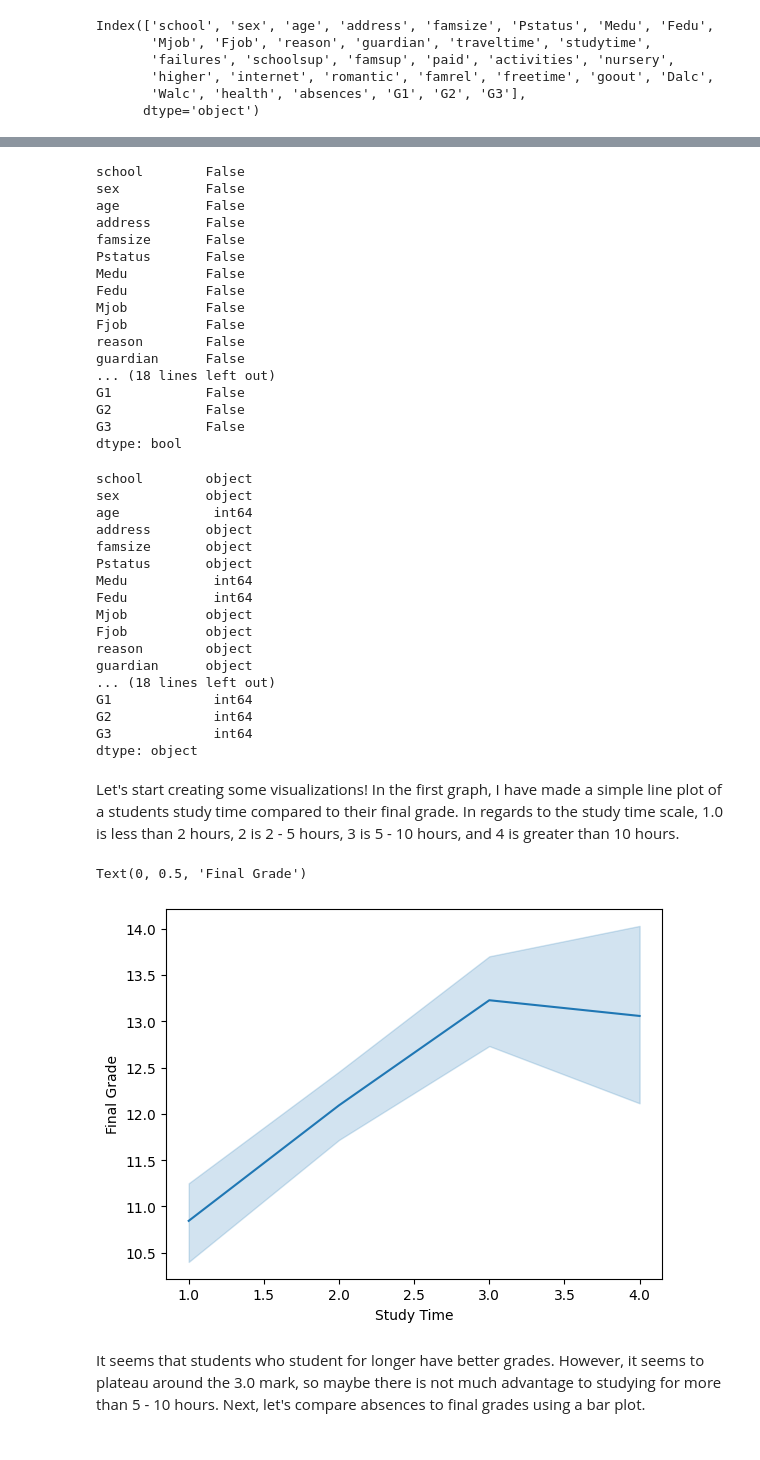
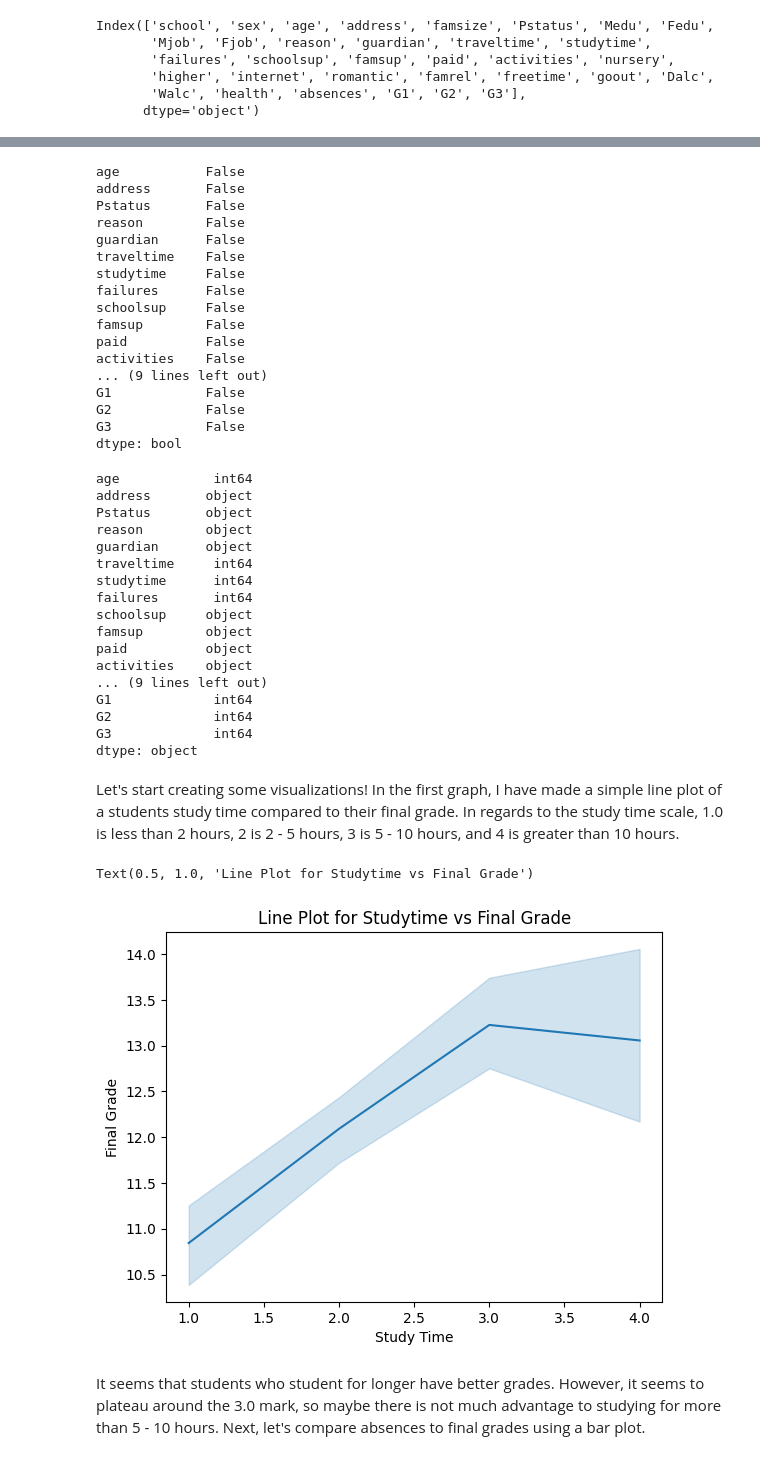
Before and after one commit to zhutchens/educational-analysis, a Jupyter notebook: education.ipynb, the cells around one changed output, grey strips where cells are left out. Cells and saved outputs as stored; diff of their text form; code cells hidden in the pictures.

```diff
--- a/education.ipynb
+++ b/education.ipynb
@@ -27,3 +28,6 @@ Index(['school', 'sex', 'age', 'address', 'famsize', 'Pstatus', 'Medu', 'Fedu',
        'higher', 'internet', 'romantic', 'famrel', 'freetime', 'goout', 'Dalc',
        'Walc', 'health', 'absences', 'G1', 'G2', 'G3'],
       dtype='object')
+# %%
+dataframe = dataframe.drop(columns = ['sex', 'school', 'famsize', 'Mjob', 'Fjob', 'Medu', 'Fedu', 'Dalc', 'Walc'])
+dataframe.head(10)
@@ -30,19 +47,19 @@ Index(['school', 'sex', 'age', 'address', 'famsize', 'Pstatus', 'Medu', 'Fedu',
 # %%
 dataframe.isna().any()
 # %% [output]
-school        False
-sex           False
 age           False
 address       False
-famsize       False
 Pstatus       False
-Medu          False
-Fedu          False
-Mjob          False
-Fjob          False
 reason        False
 guardian      False
-... (18 lines left out)
+traveltime    False
+studytime     False
+failures      False
+schoolsup     False
+famsup        False
+paid          False
+activities    False
+... (9 lines left out)
 G1            False
 G2            False
 G3            False
@@ -50,19 +67,19 @@ dtype: bool
 # %%
 dataframe.dtypes
 # %% [output]
-school        object
-sex           object
 age            int64
 address       object
-famsize       object
 Pstatus       object
-Medu           int64
-Fedu           int64
-Mjob          object
-Fjob          object
 reason        object
 guardian      object
-... (18 lines left out)
+traveltime     int64
+studytime      int64
+failures       int64
+schoolsup     object
+famsup        object
+paid          object
+activities    object
+... (9 lines left out)
 G1             int64
 G2             int64
 G3             int64
@@ -72,10 +89,11 @@ Let's start creating some visualizations! In the first graph, I have made a simp
 # %%
 ax = sb.lineplot(data = dataframe, x = 'studytime', y = 'G3')
 ax.set_xlabel('Study Time')
 ax.set_ylabel('Final Grade')
+plt.title(label = 'Line Plot for Studytime vs Final Grade')
 # %% [output]
-Text(0, 0.5, 'Final Grade')
+Text(0.5, 1.0, 'Line Plot for Studytime vs Final Grade')
-[figure, old version]
+[figure, new version]
 # %% [markdown]
 It seems that students who student for longer have better grades. However, it seems to plateau around the 3.0 mark, so maybe there is not much advantage to studying for more than 5 - 10 hours. Next, let's compare absences to final grades using a bar plot.
 # %%
```
Also changed, not shown: parts of 10 cells of this notebook.
